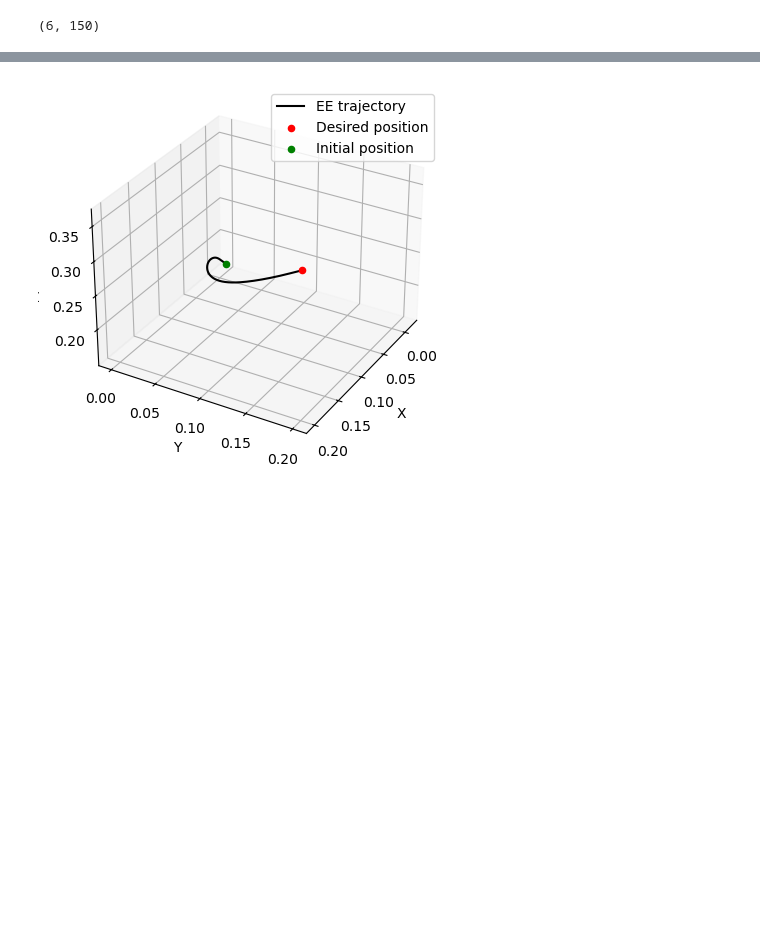
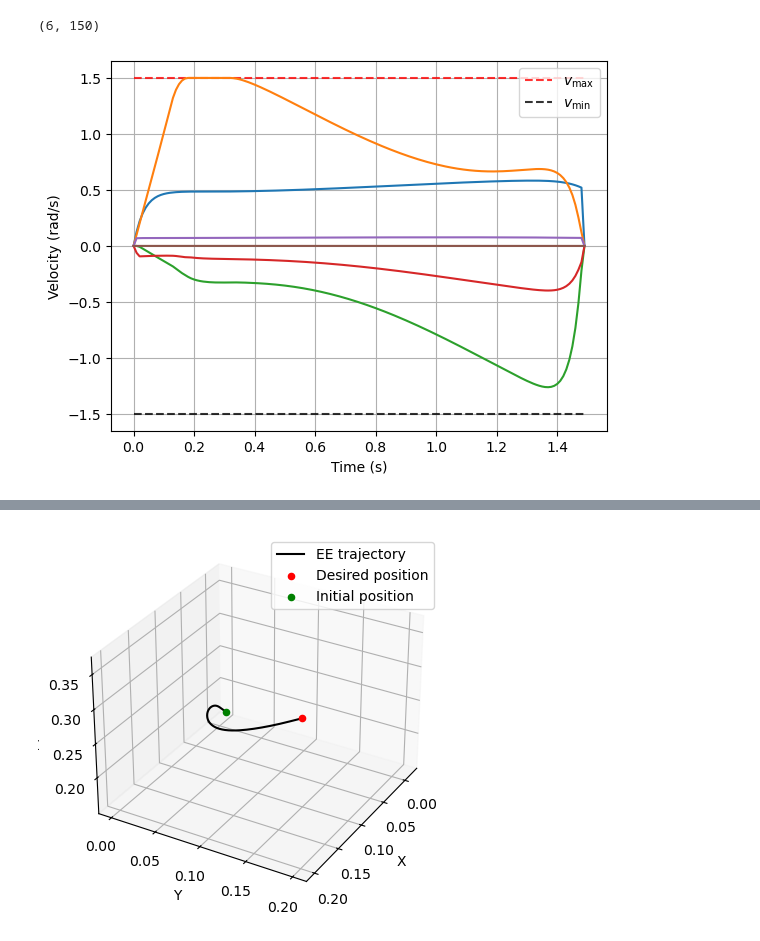
Before and after one commit to simeon-ned/varitop, a Jupyter notebook: examples/notebooks/06_z1_opti.ipynb, the cells around one changed output, grey strips where cells are left out. Cells and saved outputs as stored; diff of their text form; code cells hidden in the pictures; blank space fills up the shorter version.

```diff
--- a/examples/notebooks/06_z1_opti.ipynb
+++ b/examples/notebooks/06_z1_opti.ipynb
@@ -196,6 +196,27 @@ plt.show()
 u_opt.shape
 # %% [output]
 (6, 150)
+# %%
+fig, ax = plt.subplots()
+
+dq = np.diff(q_opt.T, axis=0) * ns / tf
+
+ax.hlines(v_max, 0, tf-dt, color = 'red', linestyle = '--', alpha = 0.8,
+          label='$v_{\\text{max}}$')
+ax.hlines(-v_max, 0, tf-dt, color = 'black', linestyle = '--', alpha = 0.8, label='$v_{\\text{min}}$')
+ax.plot(t[:-1], dq)
+ax.grid()
+ax.legend()
+ax.set_xlabel(
+    'Time (s)'
+)
+ax.set_ylabel(
+    'Velocity (rad/s)'
+)
+plt.savefig('velocities.png', dpi=300)
+plt.show()
+# %% [output]
+[figure, added]
 # %%
 fig, ax = plt.subplots()
 # plt.title(r'Torque in joints')
```
Also changed, not shown: parts of 1 cell of this notebook.
